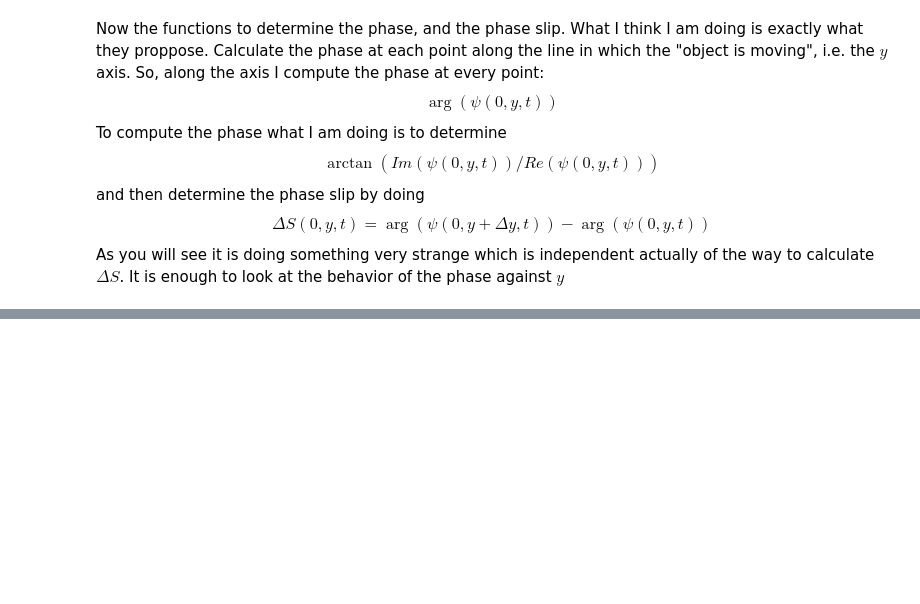
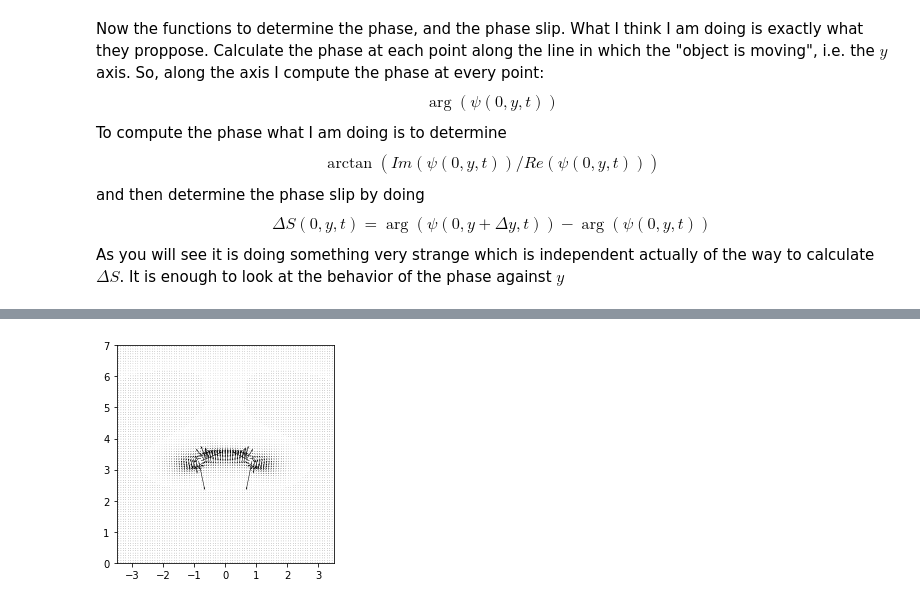
Before and after one commit to mvilucchio/BEC_TSSP, a Jupyter notebook: Vortices_Phase.ipynb, the cells around one changed output, grey strips where cells are left out. Cells and saved outputs as stored; diff of their text form; code cells hidden in the pictures; blank space fills up the shorter version.

```diff
--- a/Vortices_Phase.ipynb
+++ b/Vortices_Phase.ipynb
@@ -371,0 +403,18 @@ plt.show()
+# %%
+with PdfPages('vort.pdf' ) as export_pdf:
+    for i in range (0,20*20,20):
+        u,v=veloc_2d(psi_t[i],x_spacing,y_spacing)
+        for i in range(len(X)):
+            for j in range(len(Y[0])):
+                if (X[i][j]<-5 or X[i][j]>5) or (Y[i][j]<-1 or Y[i][j]>5):
+                    u[i][j] =0
+                    v[i][j] =0
+                else:
+                    u[i][j] =u[i][j]
+                    v[i][j] =v[i][j]
+        fig, ax = plt.subplots()
+        ax.quiver(X,Y,u,v,scale=500)
+        ax.axis([-3.5,3.5, 0,4])
+        ax.set_aspect('equal')
+        export_pdf.savefig()
+        plt.close()#I will upgrade the graphic, sorry it is kind of basic still
@@ -372,17 +435,16 @@ plt.show()
 # %%
-u,v=veloc_2d(psi_t[83],x_spacing,y_spacing)
+u,v=veloc_2d(psi_t[350],x_spacing,y_spacing)
 for i in range(len(X)):
-        for j in range(len(Y[0])):
-            if (X[i][j]<-5 or X[i][j]>5) or (Y[i][j]<-1 or Y[i][j]>9):
-                u[i][j] =0
-                v[i][j] =0
-            else:
-                u[i][j] =u[i][j]
-                v[i][j] =v[i][j]
+    for j in range(len(Y[0])):
+        if (X[i][j]<-5 or X[i][j]>5) or (Y[i][j]<-1 or Y[i][j]>7):
+            u[i][j] =0
+            v[i][j] =0
+        else:
+            u[i][j] =u[i][j]
+            v[i][j] =v[i][j]
 fig, ax = plt.subplots()
 ax.quiver(X,Y,u,v,scale=500)
-ax.axis([-3.5,3.5, 0,9])
+ax.axis([-3.5,3.5, 0,7])
 ax.set_aspect('equal')
-ax.set_title('Velocity field of the condensate at t=3.0')
-plt.show()#I will upgrade the graphic, sorry it is kind of basic still
+plt.show()
 # %% [output]
@@ -390,0 +451 @@ plt.show()#I will upgrade the graphic, sorry it is kind of basic still
+[figure, added]
```
Also changed, not shown: parts of 24 cells of this notebook.
